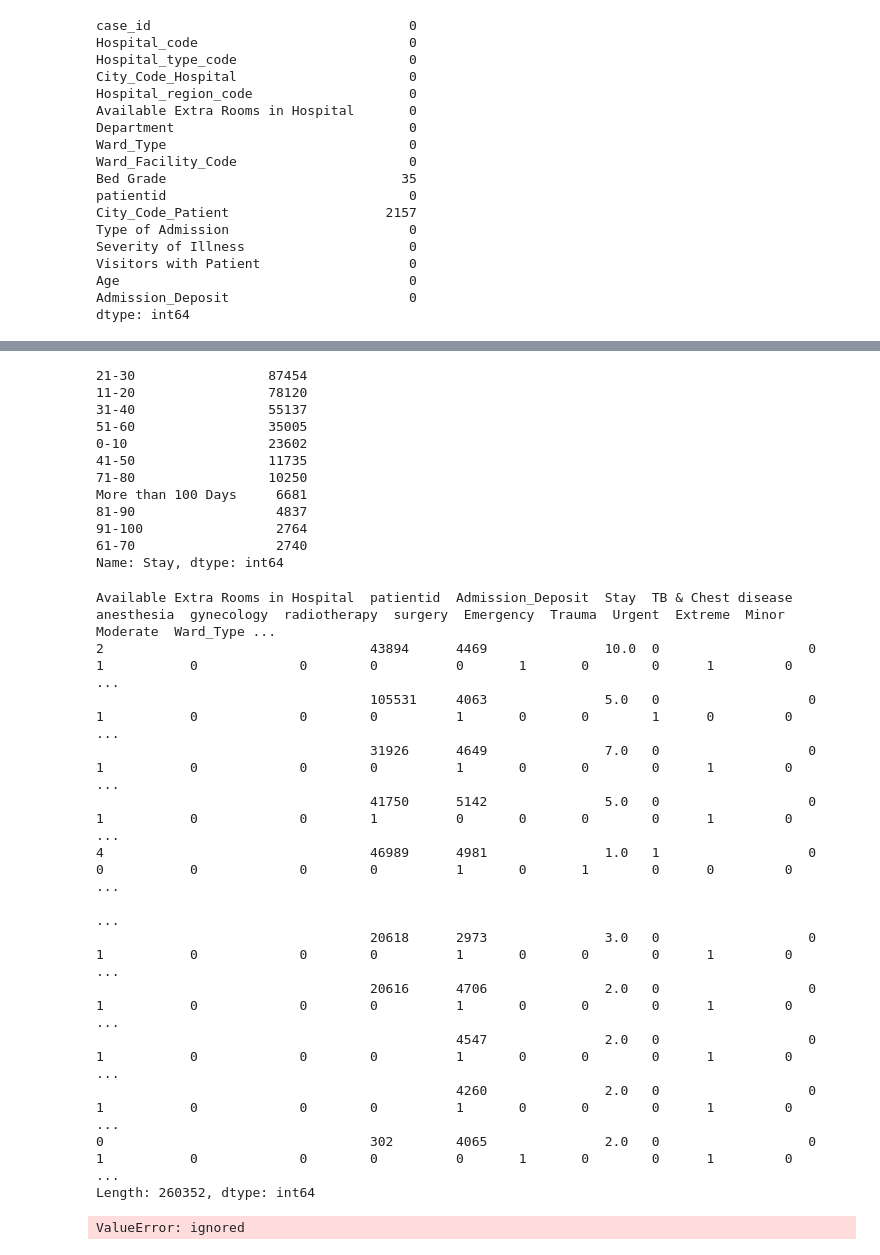
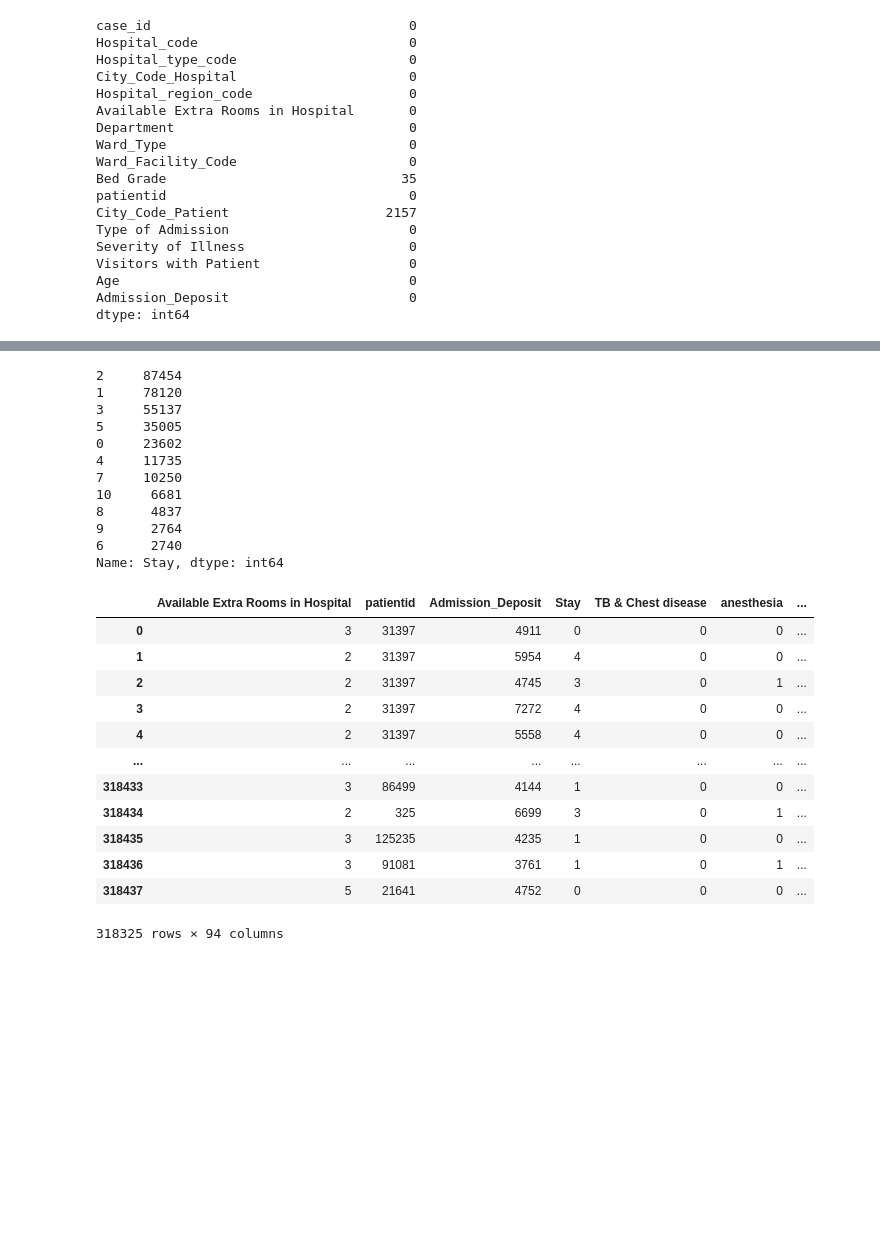
Before and after one commit to Geralberrio/Proyecto_Analitica, a Jupyter notebook: Hospitalizacion_regresion_lineal.ipynb, the cells around one changed output, grey strips where cells are left out. Saved outputs shown, nothing was run; the diff lists cells and outputs as text; code cells hidden in the pictures; blank space fills up the shorter version.

```diff
--- a/Hospitalizacion_regresion_lineal.ipynb
+++ b/Hospitalizacion_regresion_lineal.ipynb
@@ -215,2 +186,8 @@ for col in columnas:
   data_train = pd.concat([data_train.drop(columns=col), pd.get_dummies(data_train[col])], axis=1)
+# %%
+#Se aplica también el one-hot enconding para las columnas de Departamento del hospital, tipo de admisión y severidad de la enfermedad del conjunto test,
+# para que al hacer la validación no haya problemas
+columnas_test = ['Department', 'Type of Admission','Severity of Illness']
+for col in columnas_test:
+  data_test = pd.concat([data_test.drop(columns=col), pd.get_dummies(data_test[col])], axis=1)
 # %%
@@ -238,36 +227,38 @@ data_train
+# %%
+#Se aplica un ordinal encoding a la variable objetivo para dejarlo en 11 categorías
+data_train['Stay'].replace(
+    ['0-10','11-20','21-30','31-40','41-50','51-60','61-70','71-80','81-90','91-100','More than 100 Days'],
+    [0,1,2,3,4,5,6,7,8,9,10],
+    inplace= True
+)
 # %%
 data_train['Stay'].value_counts()
 # %% [output]
-21-30                 87454
-11-20                 78120
-31-40                 55137
-51-60                 35005
-0-10                  23602
-41-50                 11735
-71-80                 10250
-More than 100 Days     6681
-81-90                  4837
-91-100                 2764
-61-70                  2740
+2     87454
+1     78120
+3     55137
+5     35005
+0     23602
+4     11735
+7     10250
+10     6681
+8      4837
+9      2764
+6      2740
 Name: Stay, dtype: int64
-# %%
-data_train.loc[:, 'Stay'] = data['Stay'].map({'0-10': 0, '11-20': 1, '21-30': 2,'31-40': 3, '41-50': 4, '51-60': 5,
-                                              '61-70': 6,'71-80': 7,'81-90': 8,'91-100': 9,'More than 100 Days':10})#.astype('int')
-# %% [output]
-Available Extra Rooms in Hospital  patientid  Admission_Deposit  Stay  TB & Chest disease  anesthesia  gynecology  radiotherapy  surgery  Emergency  Trauma  Urgent  Extreme  Minor  Moderate  Ward_Type ...
-2                                  43894      4469               10.0  0                   0           1           0             0        0          0       1       0        0      1         0         ...
-                                   105531     4063               5.0   0                   0           1           0             0        0          1       0       0        1      0         0         ...
-                                   31926      4649               7.0   0                   0           1           0             0        0          1       0       0        0      1         0         ...
-                                   41750      5142               5.0   0                   0           1           0             0        1          0       0       0        0      1         0         ...
-4                                  46989      4981               1.0   1                   0           0           0             0        0          1       0       1        0      0         0         ...
-                                                                                                                                                                                                         ...
-                                   20618      2973               3.0   0                   0           1           0             0        0          1       0       0        0      1         0         ...
-                                   20616      4706               2.0   0                   0           1           0             0        0          1       0       0        0      1         0         ...
-                                              4547               2.0   0                   0           1           0             0        0          1       0       0        0      1         0         ...
-                                              4260               2.0   0                   0           1           0             0        0          1       0       0        0      1         0         ...
-0                                  302        4065               2.0   0                   0           1           0             0        0          0       1       0        0      1         0         ...
-Length: 260352, dtype: int64
 # %%
-data_train.dtypes()
+data_train
 # %% [output]
+|  | Available Extra Rooms in Hospital | patientid | Admission_Deposit | Stay | TB & Chest disease | anesthesia | ... |
+| 0 | 3 | 31397 | 4911 | 0 | 0 | 0 | ... |
+| 1 | 2 | 31397 | 5954 | 4 | 0 | 0 | ... |
+| 2 | 2 | 31397 | 4745 | 3 | 0 | 1 | ... |
+| 3 | 2 | 31397 | 7272 | 4 | 0 | 0 | ... |
+| 4 | 2 | 31397 | 5558 | 4 | 0 | 0 | ... |
+| ... | ... | ... | ... | ... | ... | ... | ... |
+| 318433 | 3 | 86499 | 4144 | 1 | 0 | 0 | ... |
+| 318434 | 2 | 325 | 6699 | 3 | 0 | 1 | ... |
+| 318435 | 3 | 125235 | 4235 | 1 | 0 | 0 | ... |
+| 318436 | 3 | 91081 | 3761 | 1 | 0 | 1 | ... |
+| 318437 | 5 | 21641 | 4752 | 0 | 0 | 0 | ... |
-ValueError: ignored
+318325 rows × 94 columns
```
Also changed, not shown: parts of 17 cells of this notebook.
